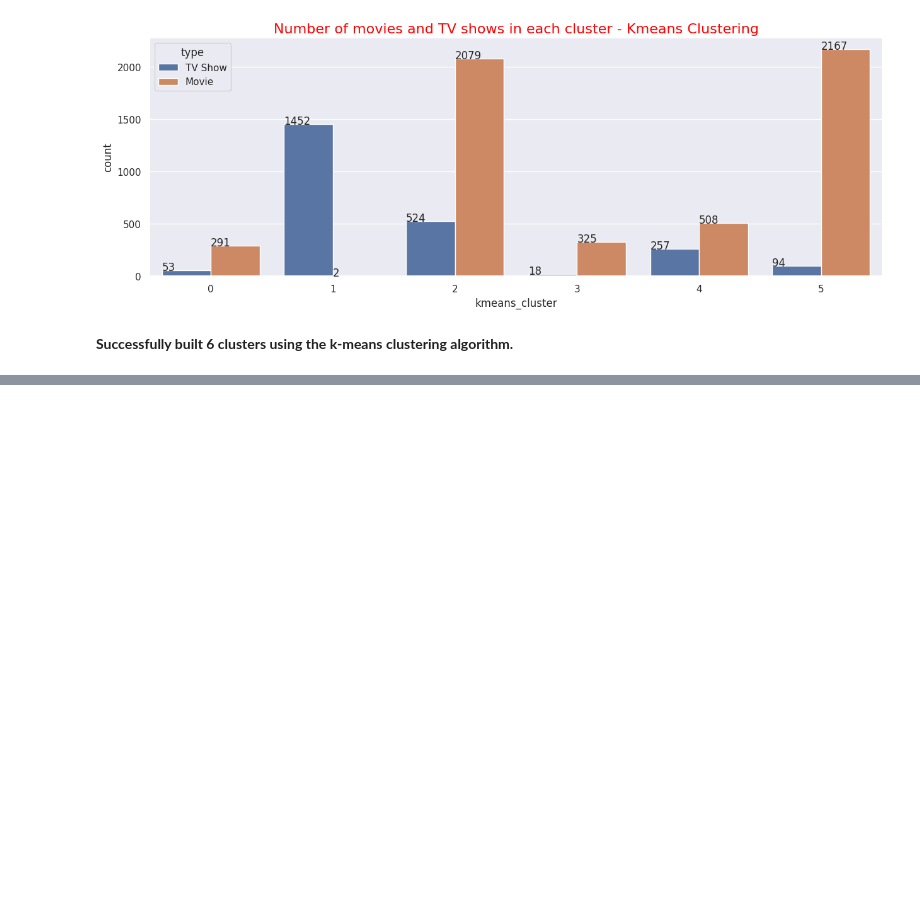
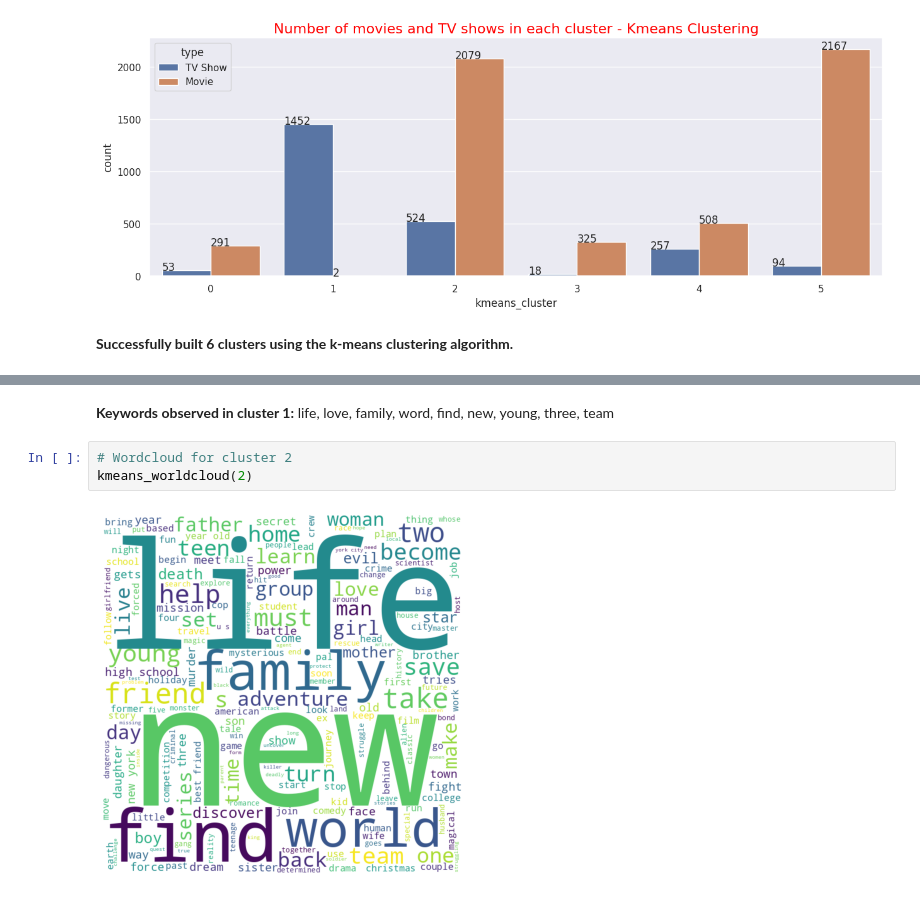
Before and after one commit to rajkumarpec/Unsupervised-Machine-Learning, a Jupyter notebook: Netflix_movie_show.ipynb, the cells around one changed output, grey strips where cells are left out. Drawn from its saved outputs; the diff is of its cells as text; blank space fills up the shorter version.

```diff
--- a/Netflix_movie_show.ipynb
+++ b/Netflix_movie_show.ipynb
@@ -844,0 +887,7 @@ for p in graph.patches:
+# %% [markdown]
+**Keywords observed in cluster 1:** life, love, family, word, find, new, young, three, team
+# %%
+# Wordcloud for cluster 2
+kmeans_worldcloud(2)
+# %% [output]
+[figure, added]
```
Also changed, not shown: parts of 68 cells of this notebook.
